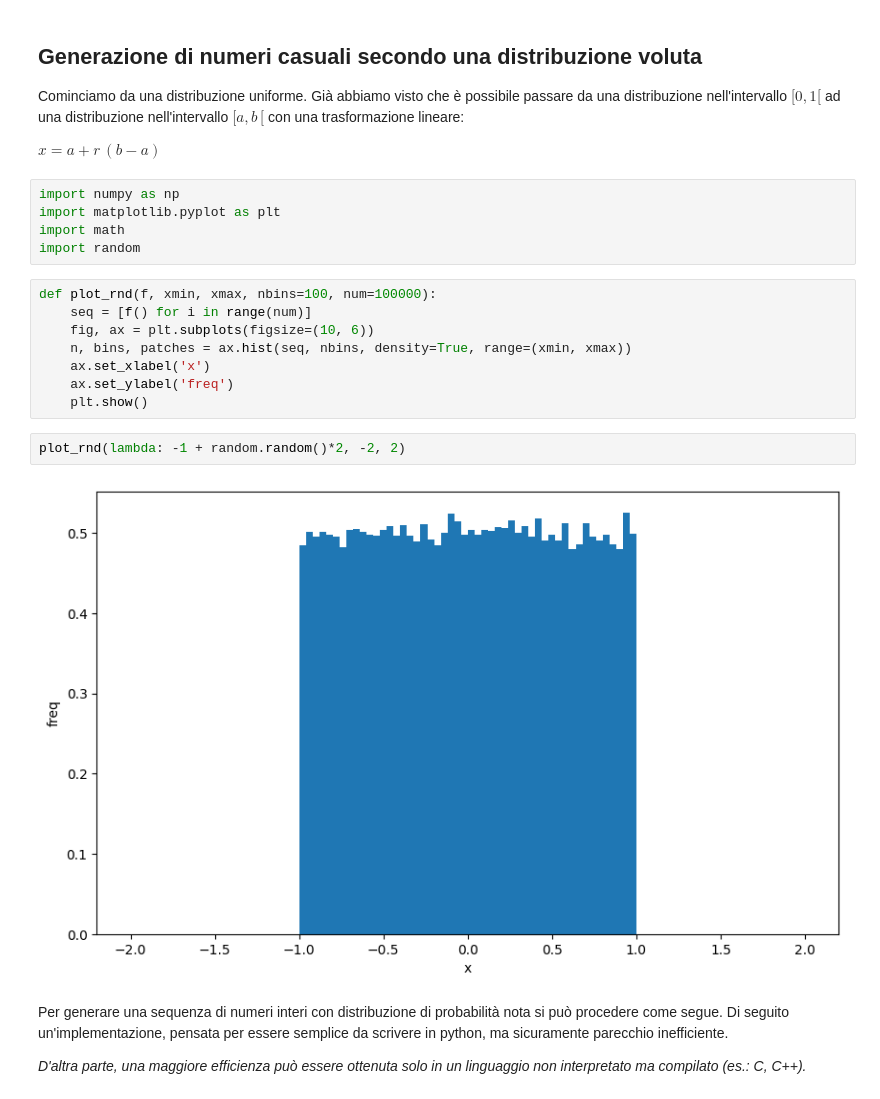
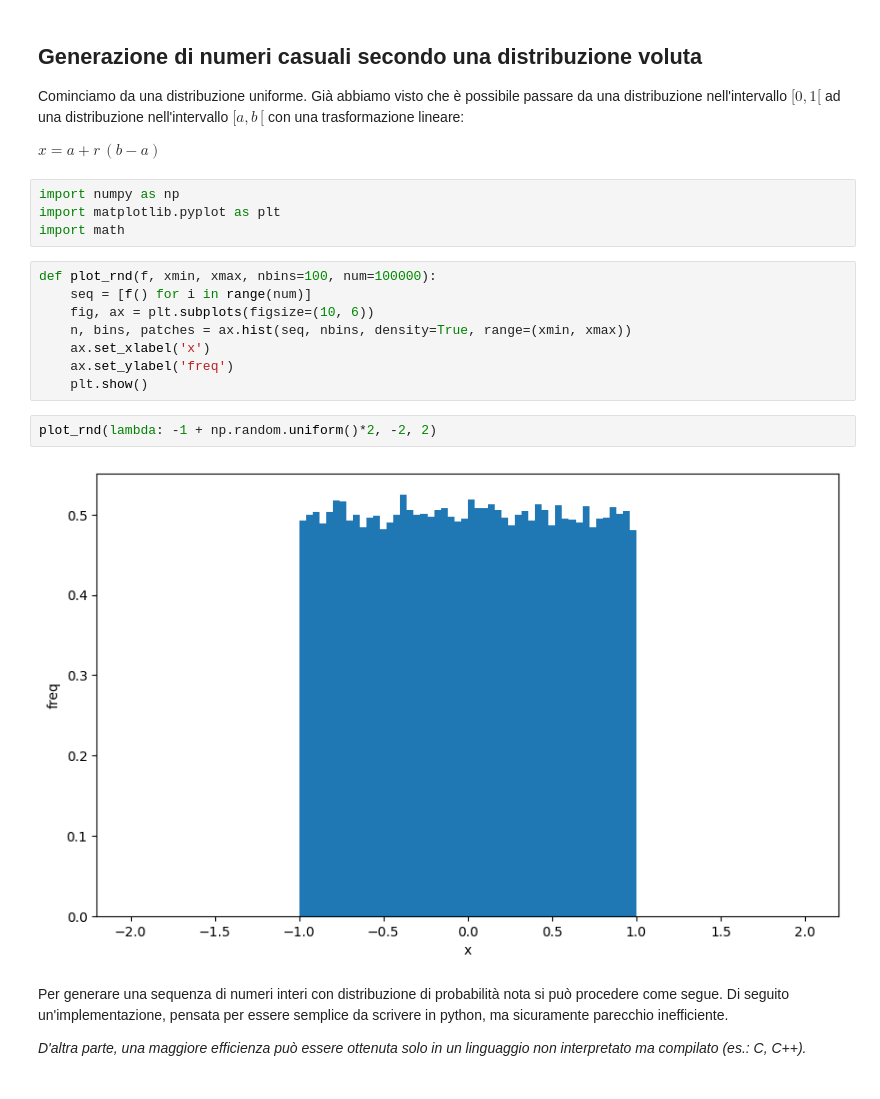
Before and after one commit to lucalista/analisi-dati-2025, a Jupyter notebook: 08.01.00__Metodi_Monte_Carlo.ipynb, the cells around one changed output. Drawn from its saved outputs; the diff is of its cells as text.

```diff
--- a/08.01.00__Metodi_Monte_Carlo.ipynb
+++ b/08.01.00__Metodi_Monte_Carlo.ipynb
@@ -17,7 +17,6 @@ $x = a+ r\,(b-a)$
 import numpy as np
 import matplotlib.pyplot as plt
 import math
-import random
 # %%
 def plot_rnd(f, xmin, xmax, nbins=100, num=100000):
     seq = [f() for i in range(num)]
@@ -27,9 +26,9 @@ def plot_rnd(f, xmin, xmax, nbins=100, num=100000):
     ax.set_ylabel('freq')
     plt.show()
 # %%
-plot_rnd(lambda: -1 + random.random()*2, -2, 2)
+plot_rnd(lambda: -1 + np.random.uniform()*2, -2, 2)
 # %% [output]
-[figure, old version]
+[figure, new version]
 # %% [markdown]
 Per generare una sequenza di numeri interi con distribuzione di probabilità nota si può procedere come segue.
 Di seguito un'implementazione, pensata per essere semplice da scrivere in python, ma sicuramente parecchio inefficiente.
```
Also changed, not shown: parts of 28 cells of this notebook, 1 other file.
